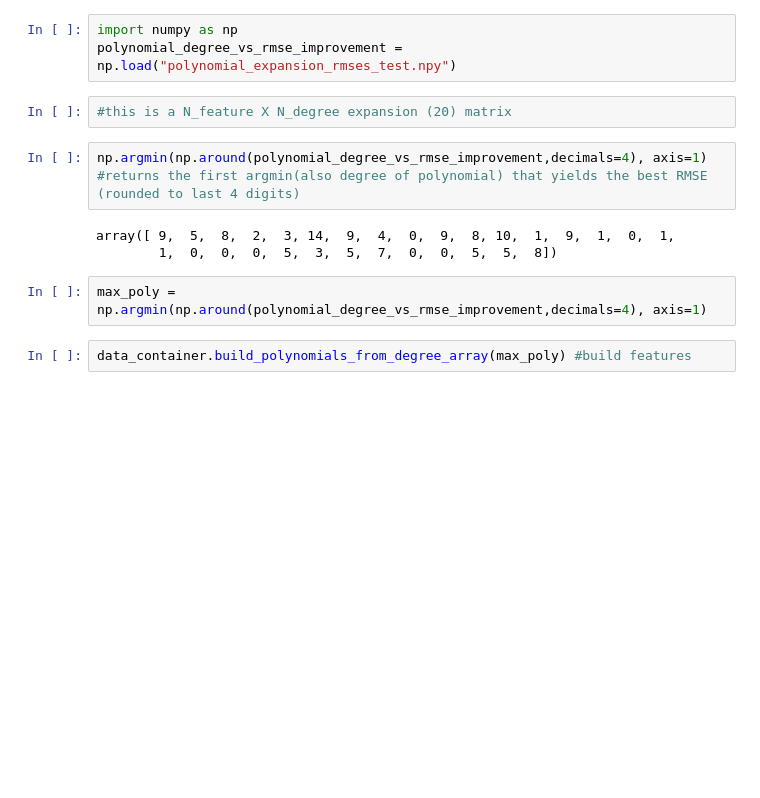
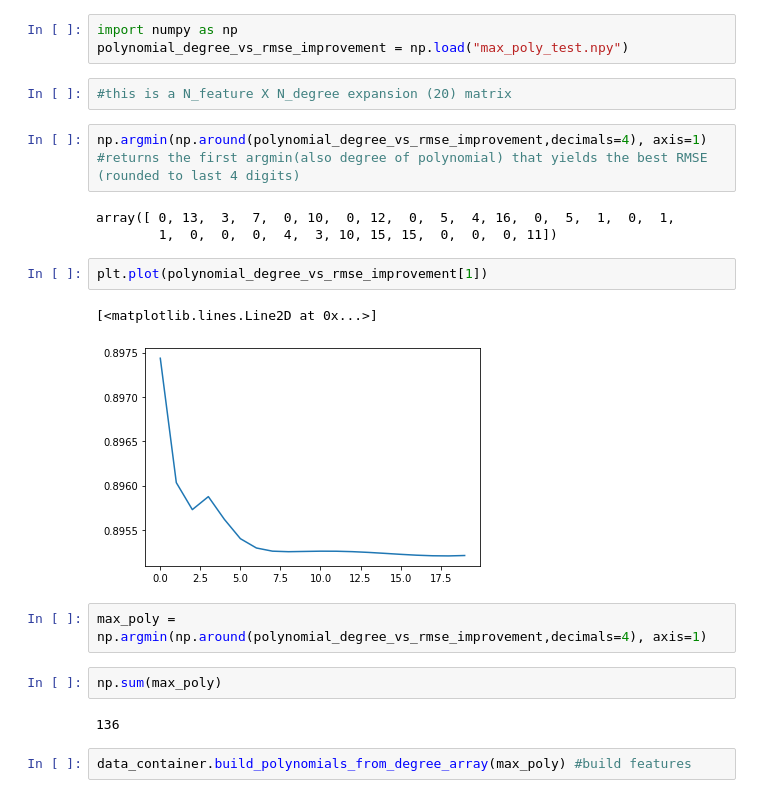
Before and after one commit to TimKircher/MLProject1, a Jupyter notebook: project1/scripts/Testing_matthias.ipynb, the cells around one changed output. Drawn from its saved outputs; the diff is of its cells as text; blank space fills up the shorter version.

```diff
--- a/project1/scripts/Testing_matthias.ipynb
+++ b/project1/scripts/Testing_matthias.ipynb
@@ -17,16 +17,25 @@ data_container.replace_with_mean()
 #### Feature engineering
 # %%
 import numpy as np
-polynomial_degree_vs_rmse_improvement = np.load("polynomial_expansion_rmses_test.npy")
+polynomial_degree_vs_rmse_improvement = np.load("max_poly_test.npy")
 # %%
 #this is a N_feature X N_degree expansion (20) matrix
 # %%
 np.argmin(np.around(polynomial_degree_vs_rmse_improvement,decimals=4), axis=1)  #returns the first argmin(also degree of polynomial) that yields the best RMSE (rounded to last 4 digits)
 # %% [output]
-array([ 9,  5,  8,  2,  3, 14,  9,  4,  0,  9,  8, 10,  1,  9,  1,  0,  1,
-        1,  0,  0,  0,  5,  3,  5,  7,  0,  0,  5,  5,  8])
+array([ 0, 13,  3,  7,  0, 10,  0, 12,  0,  5,  4, 16,  0,  5,  1,  0,  1,
+        1,  0,  0,  0,  4,  3, 10, 15, 15,  0,  0,  0, 11])
+# %%
+plt.plot(polynomial_degree_vs_rmse_improvement[1])
+# %% [output]
+[<matplotlib.lines.Line2D at 0x...>]
+[figure, added]
 # %%
 max_poly = np.argmin(np.around(polynomial_degree_vs_rmse_improvement,decimals=4), axis=1)
+# %%
+np.sum(max_poly)
+# %% [output]
+136
 # %%
 data_container.build_polynomials_from_degree_array(max_poly) #build features
 # %%
```
Also changed, not shown: parts of 17 cells of this notebook, 4 other files.
